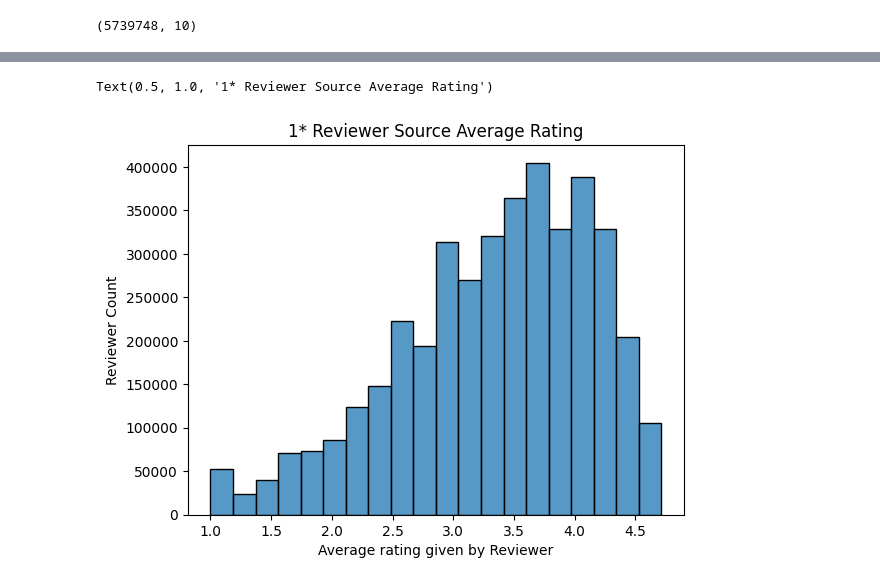
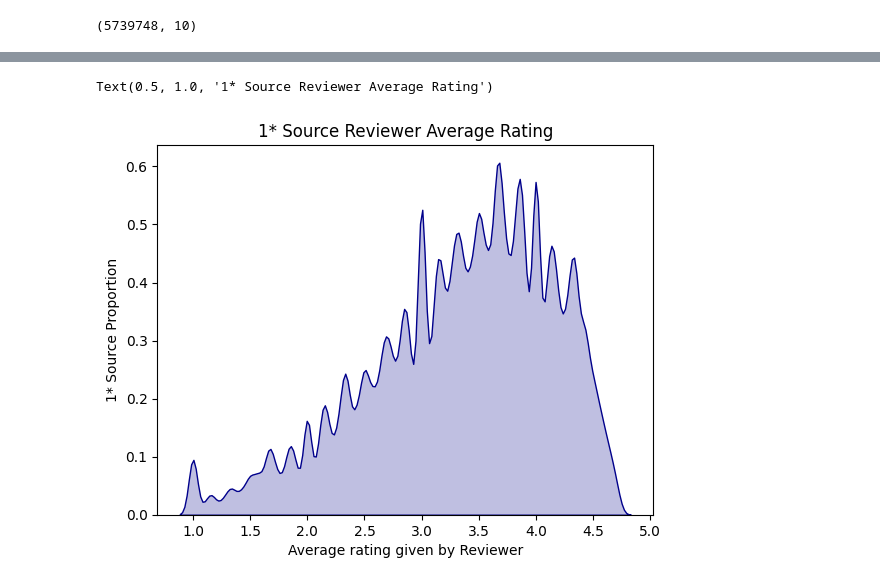
Before and after one commit to Tyler-Chi/Amazon_Review_EDA_Modeling, a Jupyter notebook: EDA/Active_Reviewer_EDA.ipynb, the cells around one changed output, grey strips where cells are left out. Drawn from its saved outputs; the diff is of its cells as text; code cells hidden in the pictures.

```diff
--- a/EDA/Active_Reviewer_EDA.ipynb
+++ b/EDA/Active_Reviewer_EDA.ipynb
@@ -68,11 +64,8 @@ len(one_star_review_sources)
-# %%
-sns.histplot(x=one_star_review_sources, bins=20)
-plt.xlabel("Average rating given by Reviewer")
-plt.ylabel("Reviewer Count")
-plt.title("1* Reviewer Source Average Rating")
-
-# looking at the 1* ratings, look at who is giving them
-# it does seem like most 1* reviews are giving by generally positive people
-# %% [output]
-Text(0.5, 1.0, '1* Reviewer Source Average Rating')
-[figure, removed]
+# %%
+sns.kdeplot(one_star_review_sources, shade=True, color='darkblue')
+plt.xlabel("Average rating given by Reviewer")
+plt.ylabel("1* Source Proportion")
+plt.title("1* Source Reviewer Average Rating")
+# %% [output]
+Text(0.5, 1.0, '1* Source Reviewer Average Rating')
+[figure, added]
```
Also changed, not shown: parts of 3 cells of this notebook, 2 other files.
